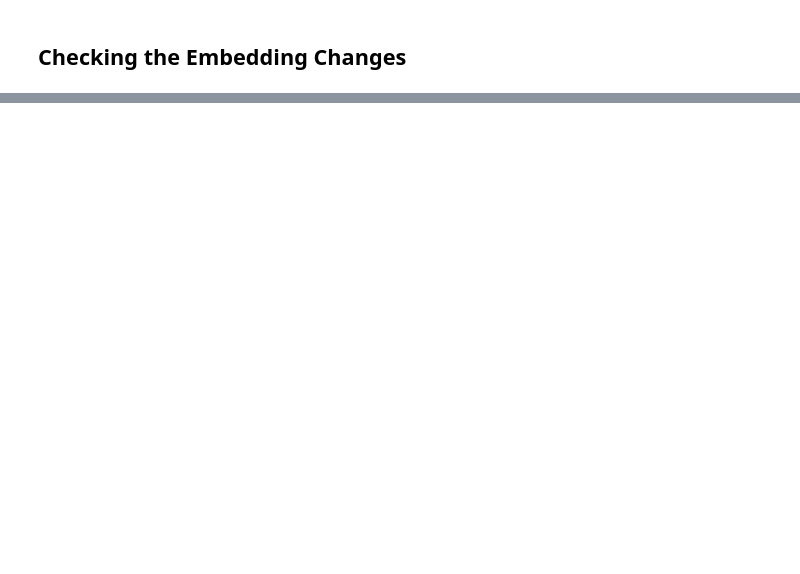
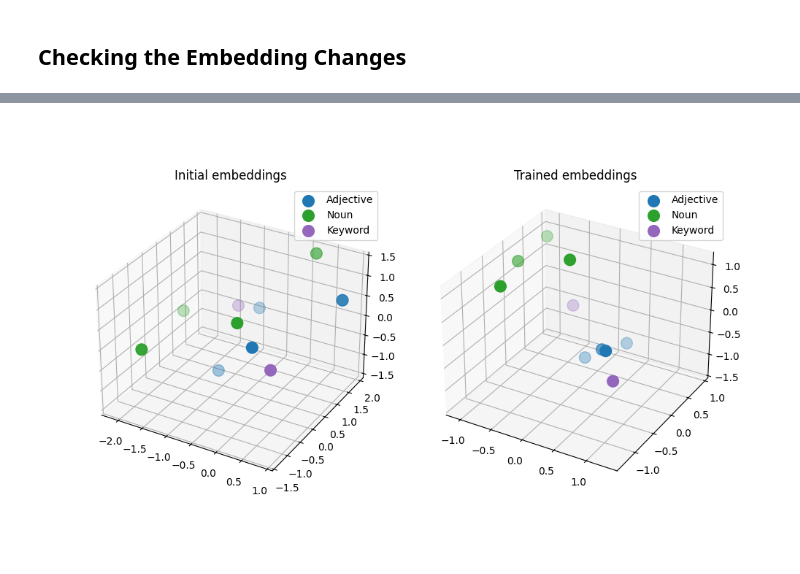
Before and after one commit to elcapo/llm-from-scratch, a Jupyter notebook: 12-word-world.ipynb, the cells around one changed output, grey strips where cells are left out. Drawn from its saved outputs; the diff is of its cells as text; code cells hidden in the pictures; blank space fills up the shorter version.

```diff
--- a/12-word-world.ipynb
+++ b/12-word-world.ipynb
@@ -329,0 +346,39 @@ plt.show()
+# %%
+%matplotlib widget
+
+def scat_3d_embeddings(ax: Axes, embeddings: torch.tensor, title: str):
+    groups = np.array(list(classification.values()))
+    for group in np.unique(groups):
+        index = np.where(groups == group)
+        ax.scatter(
+            embeddings[index][:, 0].detach().numpy(),
+            embeddings[index][:, 1].detach().numpy(),
+            embeddings[index][:, 2].detach().numpy(),
+            s = 128,
+            c = colors[group],
+            label = classes[group]
+        )
+    ax.legend()
+    ax.set_title(title)
+
+def plot_3d_embedding_differences():
+    plt.clf()
+    fig = plt.figure(1, 2)
+
+    ax1 = fig.add_subplot(1, 2, 1, projection='3d')
+    ax2 = fig.add_subplot(1, 2, 2, projection='3d')
+
+    fig.set_figwidth(10)
+    fig.set_figheight(6)
+    fig.set_dpi(100)
+    fig.tight_layout(pad=4)
+
+    scat_3d_embeddings(ax1, initial_embeddings, "Initial embeddings")
+    scat_3d_embeddings(ax2, trained_embeddings, "Trained embeddings")
+
+    plt.show()
+
+if initial_embeddings.shape[1] == 3:
+    plot_3d_embedding_differences()
+# %% [output]
+[figure, added]
```
Also changed, not shown: parts of 20 cells of this notebook.
